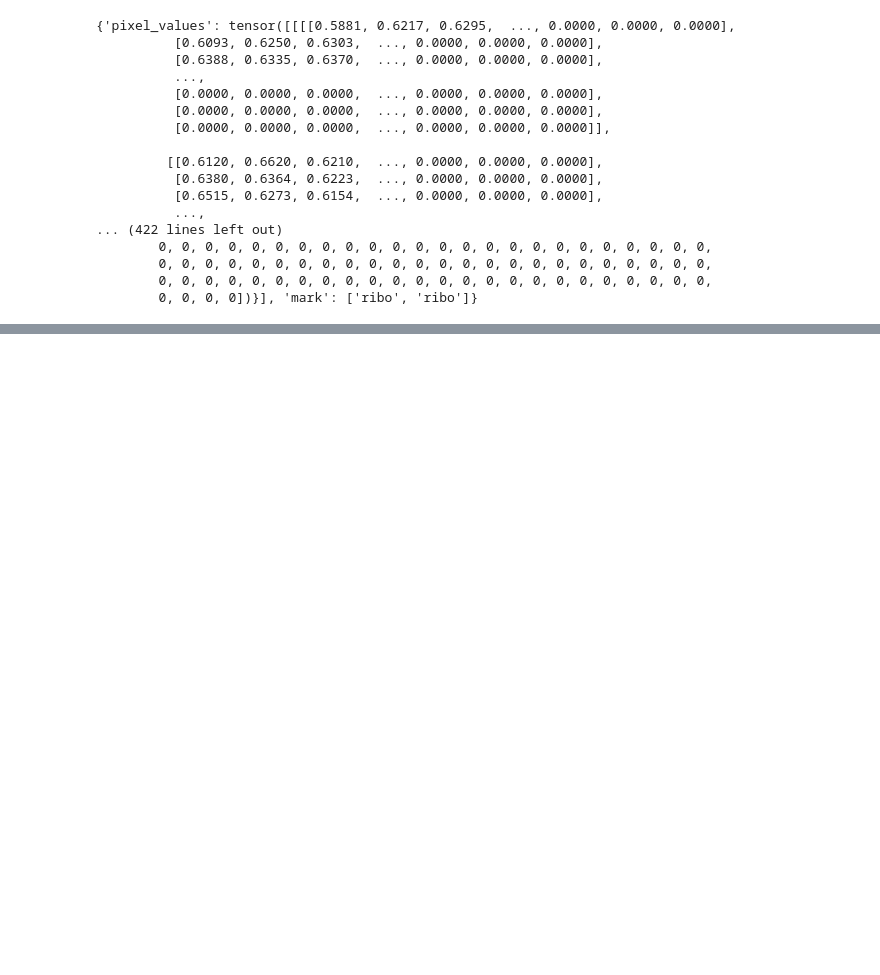
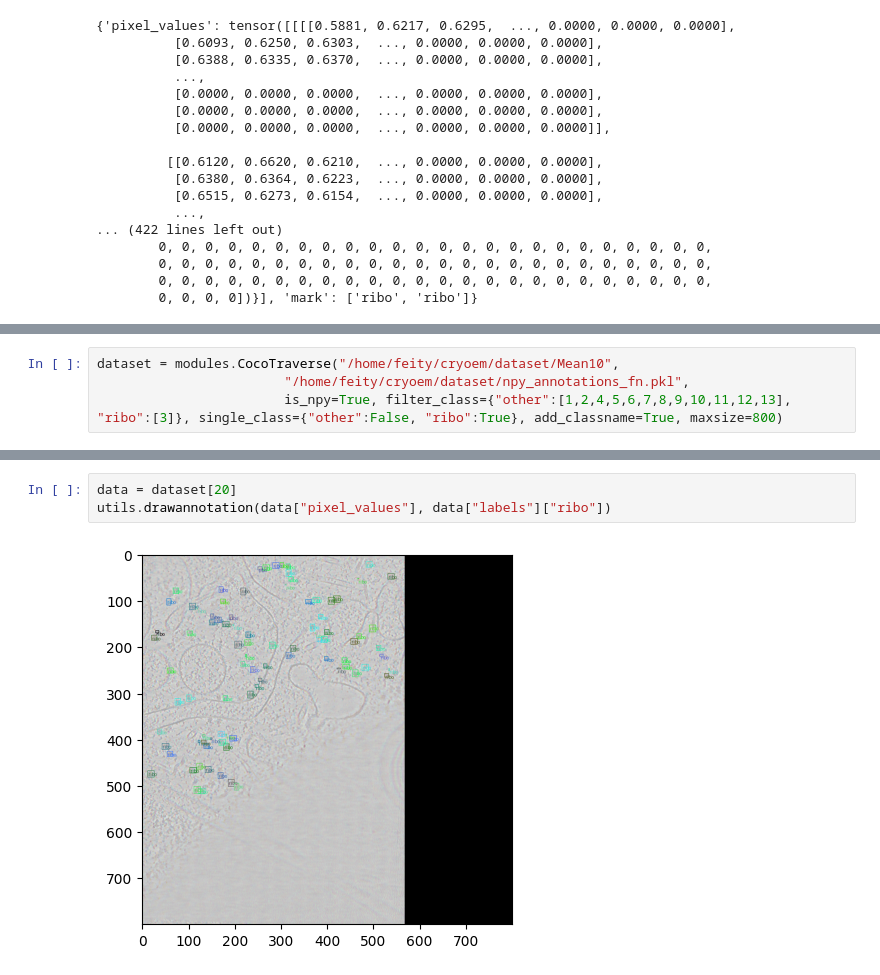
Before and after one commit to tyfei0216/cryoem, a Jupyter notebook: buildStage2dataset.ipynb, the cells around one changed output, grey strips where cells are left out. Cells and saved outputs as stored; diff of their text form; blank space fills up the shorter version.

```diff
--- a/buildStage2dataset.ipynb
+++ b/buildStage2dataset.ipynb
@@ -251,0 +259,4 @@ a[0]
+# %%
+dataset = modules.CocoTraverse("/home/feity/cryoem/dataset/Mean10",
+                        "/home/feity/cryoem/dataset/npy_annotations_fn.pkl",
+                        is_npy=True, filter_class={"other":[1,2,4,5,6,7,8,9,10,11,12,13], "ribo":[3]}, single_class={"other":False, "ribo":True}, add_classname=True, maxsize=800)
@@ -251,0 +289,5 @@ a[0]
+# %%
+data = dataset[20]
+utils.drawannotation(data["pixel_values"], data["labels"]["ribo"])
+# %% [output]
+[figure, added]
```
Also changed, not shown: parts of 29 cells of this notebook, 4 other files.
